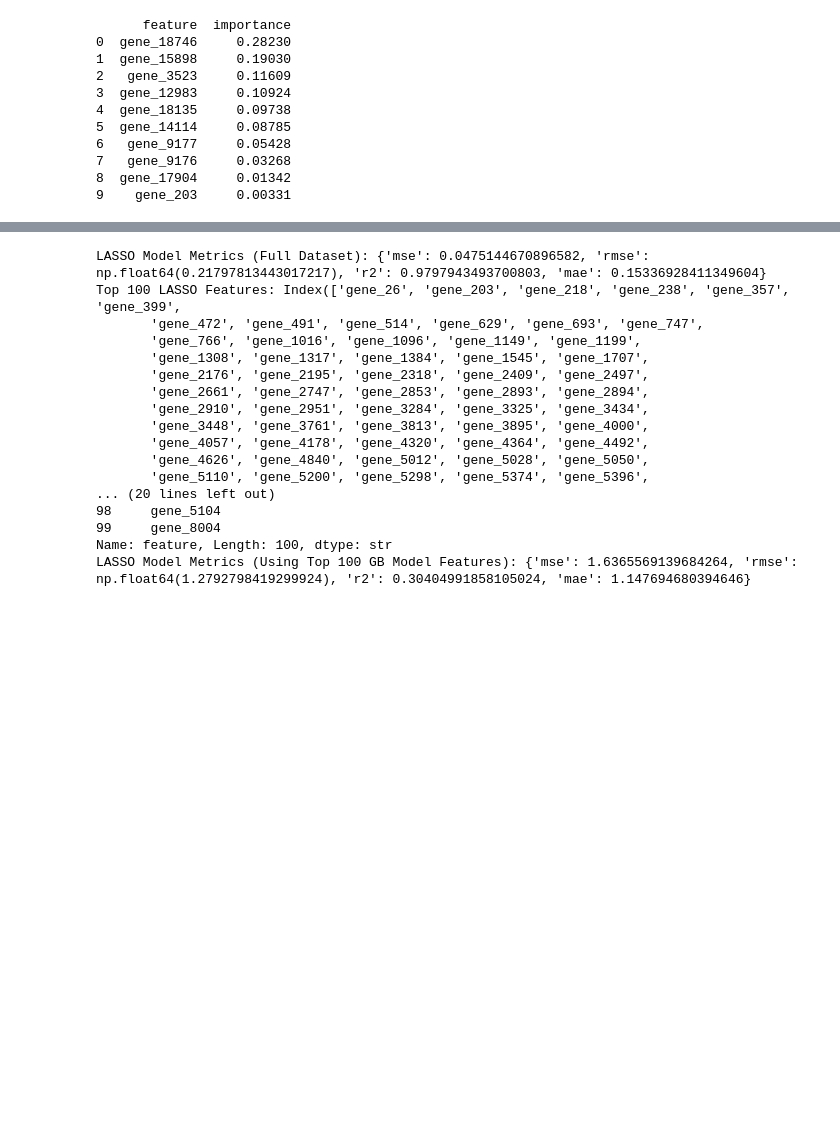
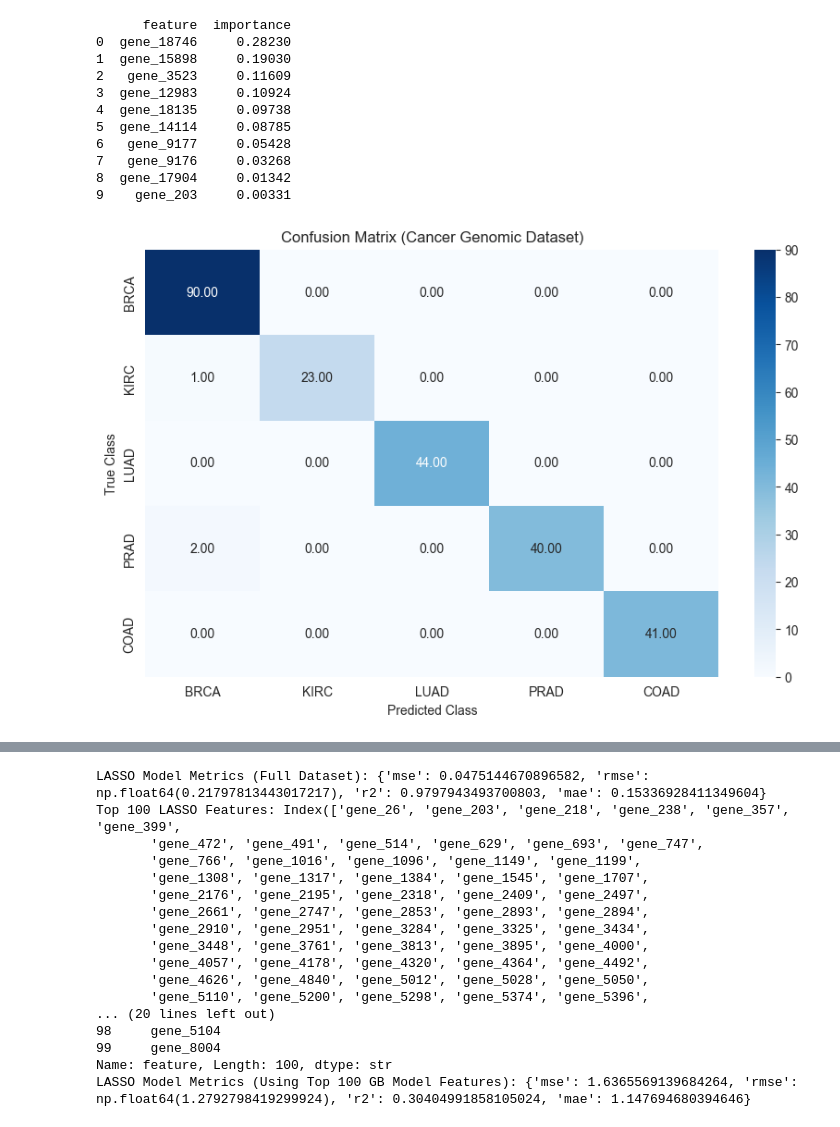
Before and after one commit to csci1851/homework-2-ashleywoertz, a Jupyter notebook: homework2/src/playground.ipynb, the cells around one changed output, grey strips where cells are left out. Drawn from its saved outputs; the diff is of its cells as text; code cells hidden in the pictures; blank space fills up the shorter version.

Commit message:
feat add confusion matrix

```diff
--- a/homework2/src/playground.ipynb
+++ b/homework2/src/playground.ipynb
@@ -468,6 +468,23 @@ Metrics: {'accuracy': 0.9875518672199171, 'precision': 0.9879534198902422, 'reca
 7   gene_9176     0.03268
 8  gene_17904     0.01342
 9    gene_203     0.00331
+# %%
+from sklearn.metrics import confusion_matrix
+
+y_pred_cancer = cancer_model.predict(X_test)
+
+cm = confusion_matrix(y_test, y_pred_cancer)
+# error for mix of label types before
+cm_normalized = cm.astype('float') / cm.sum(axis = 1)[:, np.newaxis]
+
+fig, ax = plt.subplots(figsize = (10, 6))
+sns.heatmap(cm, annot = True, fmt = ".2f", cmap = "Blues", xticklabels = ['BRCA', 'KIRC', 'LUAD', 'PRAD', 'COAD'], yticklabels = ['BRCA', 'KIRC', 'LUAD', 'PRAD', 'COAD'], ax = ax)
+ax.set_title("Confusion Matrix (Cancer Genomic Dataset)")
+ax.set_xlabel("Predicted Class")
+ax.set_ylabel("True Class")
+plt.show()
+# %% [output]
+[figure, added]
 # %%
 # TASK: evlaute w/ k-fold cross validation in multi-class context
 cv_results = cancer_model.cross_validate(X_cancer, y_cancer)
```
Also changed, not shown: parts of 1 cell of this notebook.
